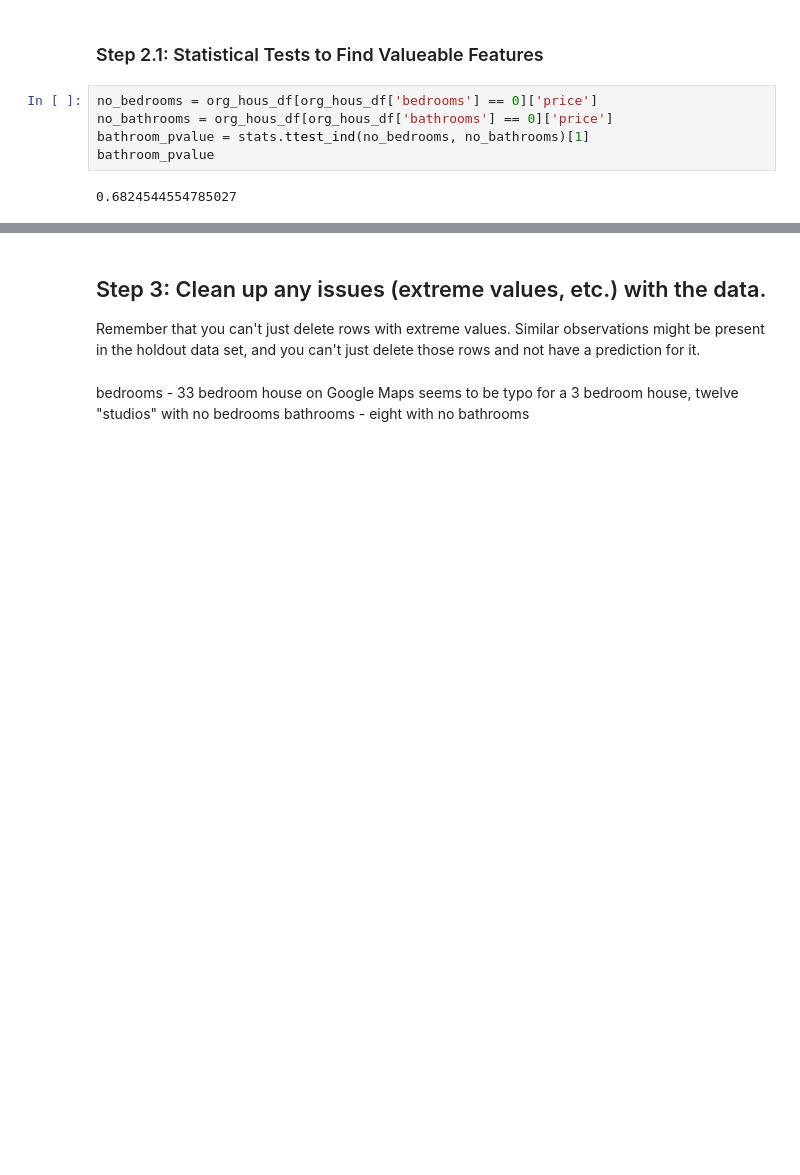
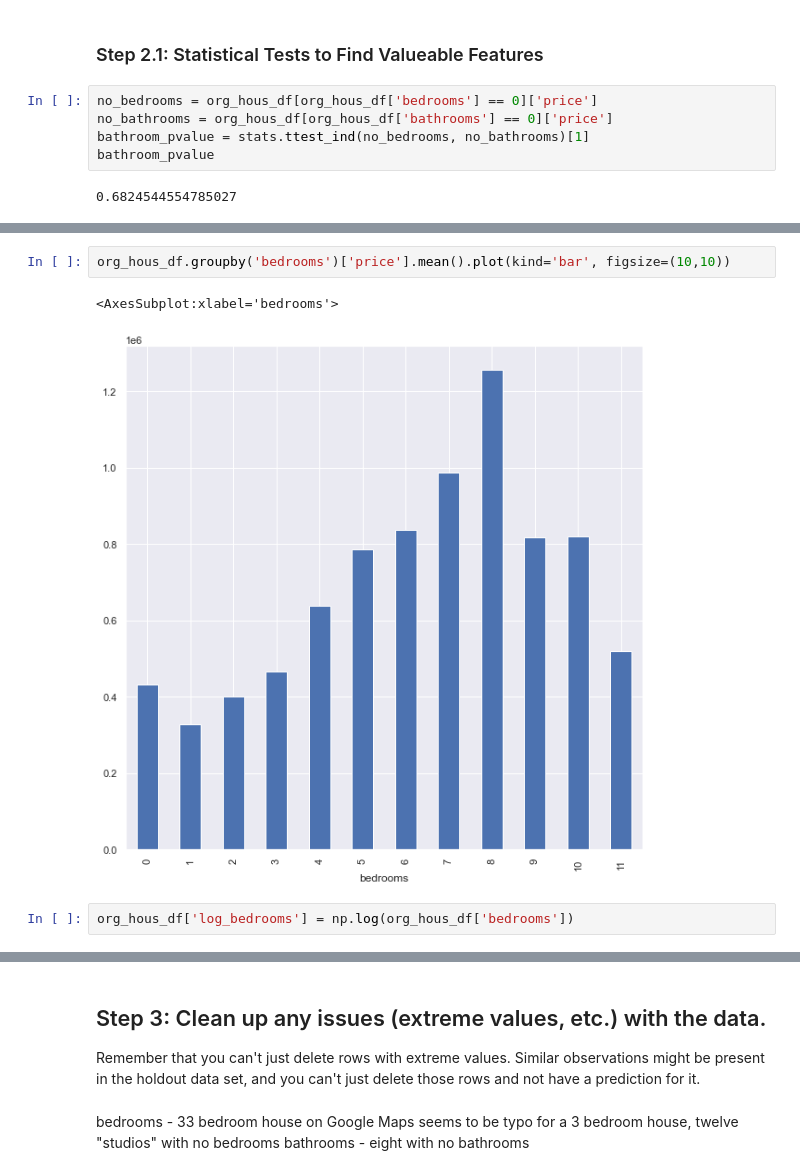
Before and after one commit to pleasecallmejax/KC-Housing-Predictions, a Jupyter notebook: Phase2_project/Bakeoff Final.ipynb, the cells around one changed output, grey strips where cells are left out. Cells and saved outputs as stored; diff of their text form; blank space fills up the shorter version.

```diff
--- a/Phase2_project/Bakeoff Final.ipynb
+++ b/Phase2_project/Bakeoff Final.ipynb
@@ -219,0 +216,7 @@ The amount of bedrooms and bathrooms has a statistically significant impact on a
+# %%
+org_hous_df.groupby('bedrooms')['price'].mean().plot(kind='bar', figsize=(10,10))
+# %% [output]
+<AxesSubplot:xlabel='bedrooms'>
+[figure, added]
+# %%
+org_hous_df['log_bedrooms'] = np.log(org_hous_df['bedrooms'])
```
Also changed, not shown: parts of 16 cells of this notebook.
